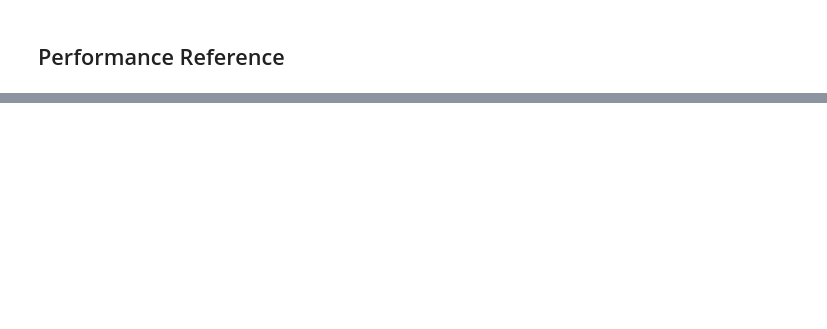
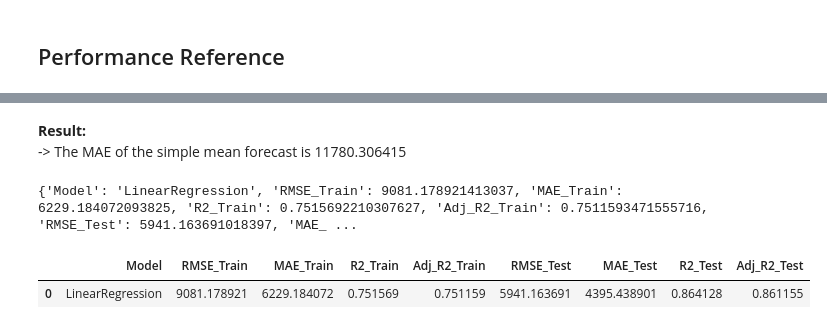
Before and after one commit to Dsite42/Capstone_Project_Rossmann, a Jupyter notebook: Capstone Projekt Rossmann - Predictive Modeling.ipynb, the cells around one changed output, grey strips where cells are left out. Drawn from its saved outputs; the diff is of its cells as text; code cells hidden in the pictures; blank space fills up the shorter version.

```diff
--- a/Capstone Projekt Rossmann - Predictive Modeling.ipynb
+++ b/Capstone Projekt Rossmann - Predictive Modeling.ipynb
@@ -196,2 +251,27 @@ results_df
 # %% [markdown]
 ## Performance Reference
+# %%
+import pandas as pd
+import numpy as np
+from datetime import datetime
+
+import seaborn as sns
+import matplotlib.pyplot as plt
+import plotly.express as px
+from pandas.api.types import infer_dtype
+
+from sklearn.model_selection import train_test_split
+from sklearn.linear_model import LinearRegression, Ridge, Lasso
+from sklearn.tree import DecisionTreeRegressor
+from sklearn.ensemble import RandomForestRegressor
+from sklearn.svm import SVR
+from sklearn.neighbors import KNeighborsRegressor
+
+from sklearn.metrics import mean_absolute_error as mae, mean_squared_error as mse, r2_score
+from math import sqrt
+
+from sklearn.preprocessing import StandardScaler
+from sklearn.preprocessing import MinMaxScaler
+from sklearn.preprocessing import RobustScaler
+
+pd.set_option('display.max_columns', None)
@@ -275,0 +344,11 @@ results_df
+# %% [markdown]
+**Result:**
+-> The MAE of the simple mean forecast is 11780.306415
+# %%
+df = pd.read_csv('df_nans_handeled_cat_power.csv')
+# %%
+testModelsTestSplit8W(df, MinMaxScaler())
+# %% [output]
+{'Model': 'LinearRegression', 'RMSE_Train': 9081.178921413037, 'MAE_Train': 6229.184072093825, 'R2_Train': 0.7515692210307627, 'Adj_R2_Train': 0.7511593471555716, 'RMSE_Test': 5941.163691018397, 'MAE_ ...
+|  | Model | RMSE_Train | MAE_Train | R2_Train | Adj_R2_Train | RMSE_Test | MAE_Test | R2_Test | Adj_R2_Test |
+| 0 | LinearRegression | 9081.178921 | 6229.184072 | 0.751569 | 0.751159 | 5941.163691 | 4395.438901 | 0.864128 | 0.861155 |
```
Also changed, not shown: parts of 9 cells of this notebook, 1 other file.
